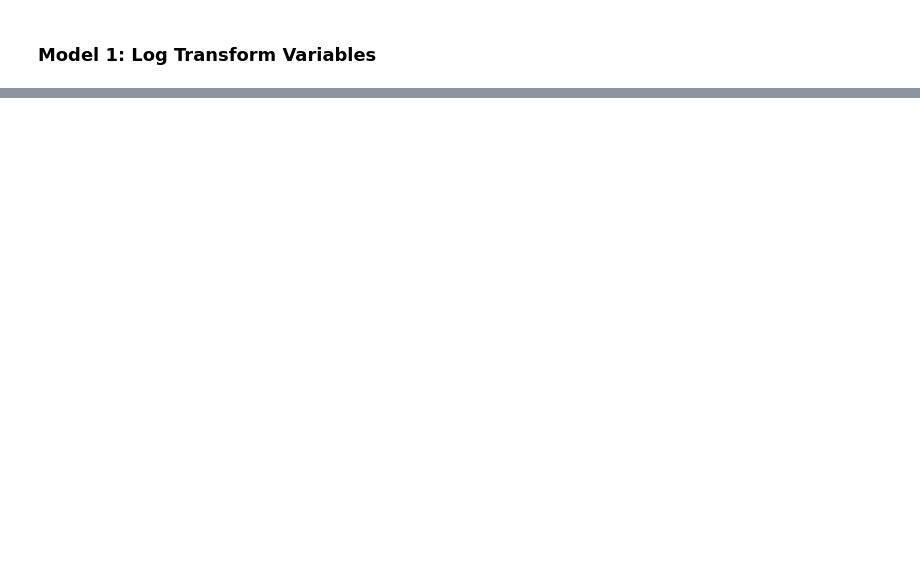
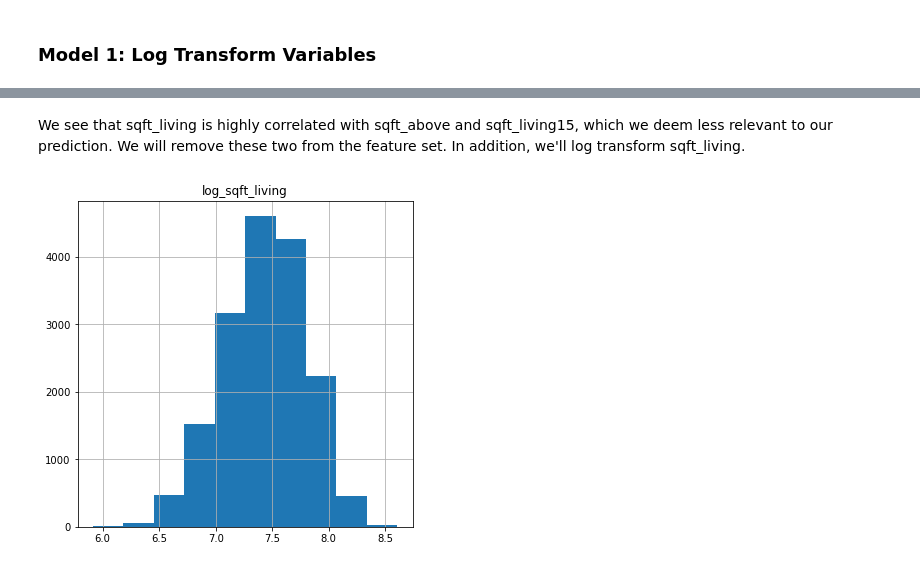
Before and after one commit to adinas94/King-Country-Regression, a Jupyter notebook: Regressions.ipynb, the cells around one changed output, grey strips where cells are left out. Drawn from its saved outputs; the diff is of its cells as text; code cells hidden in the pictures; blank space fills up the shorter version.

```diff
--- a/Regressions.ipynb
+++ b/Regressions.ipynb
@@ -153,0 +206,8 @@ get_low_pval_features(baseline)
+# %% [markdown]
+We see that sqft_living is highly correlated with sqft_above and sqft_living15, which we deem less relevant to our prediction. We will remove these two from the feature set. In addition, we'll log transform sqft_living.
+# %%
+data_log = pd.DataFrame([])
+data_log['log_sqft_living'] = np.log(df_preprocessed['sqft_living'])
+data_log.hist(figsize  = [6, 6]);
+# %% [output]
+[figure, added]
```
Also changed, not shown: parts of 18 cells of this notebook.
